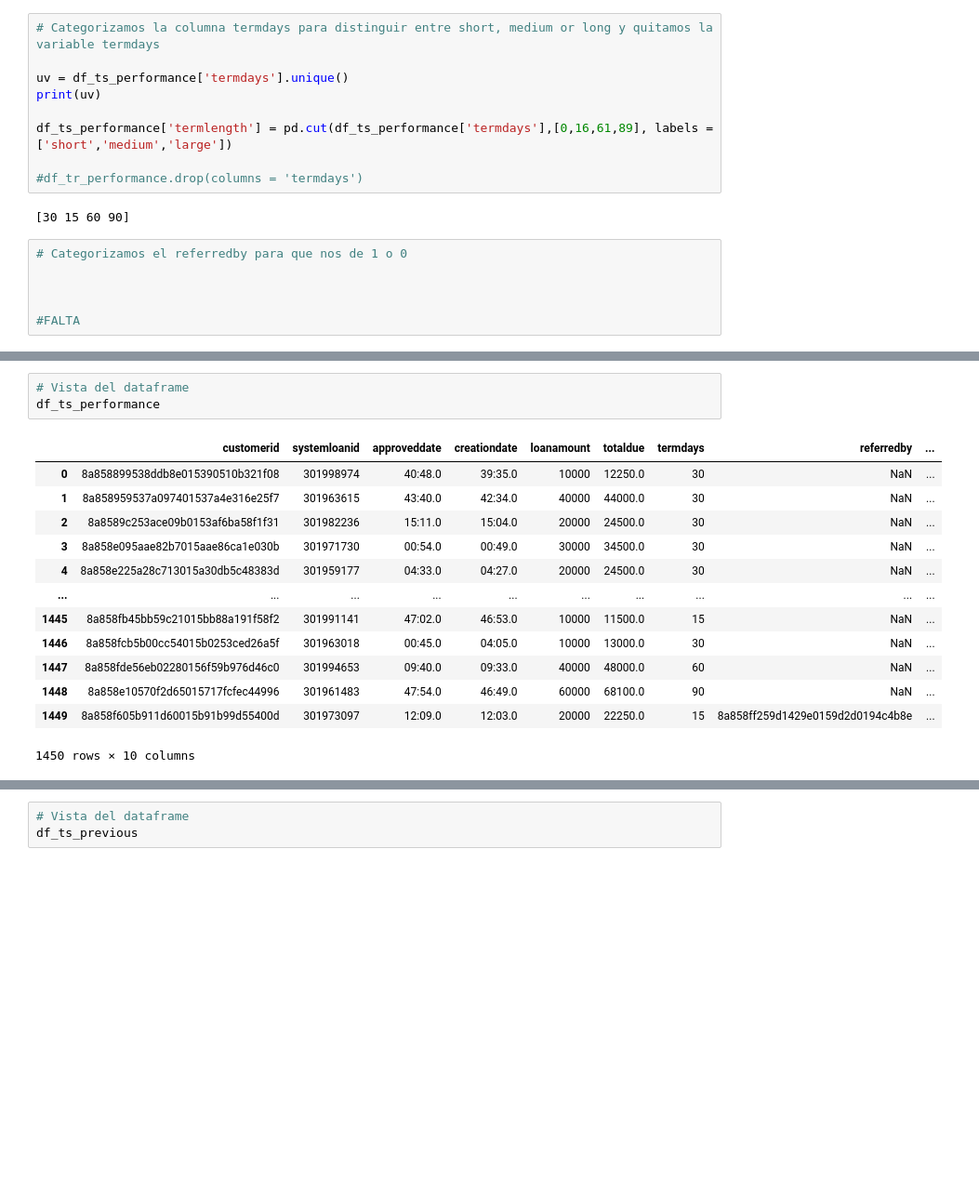
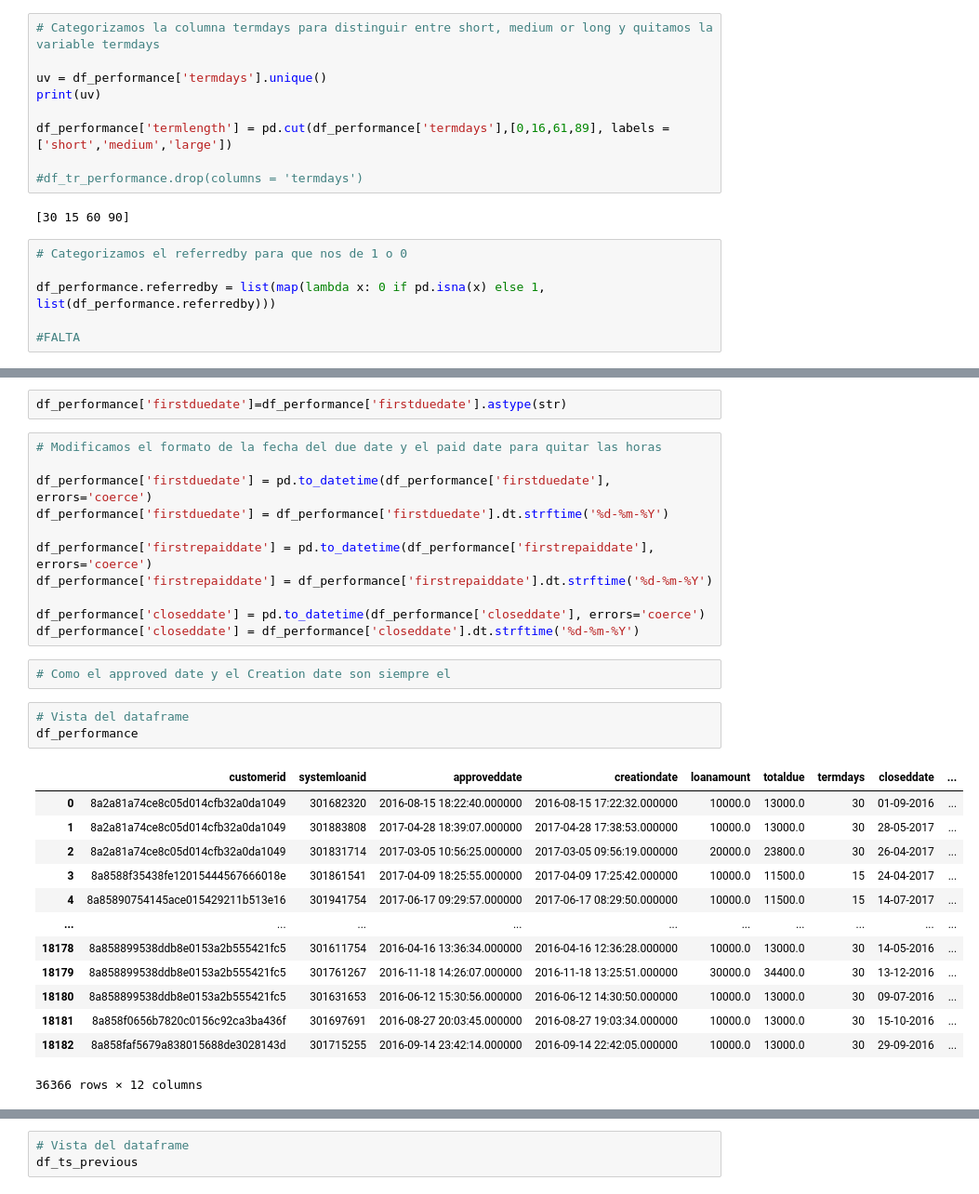
Before and after one commit to llunasanz/data-project-3, a Jupyter notebook: DataProject3LimpiezaDeDatos.ipynb, the cells around one changed output, grey strips where cells are left out. Shown: that part at 93% size. Drawn from its saved outputs; the diff is of its cells as text; blank space fills up the shorter version.

```diff
--- a/DataProject3LimpiezaDeDatos.ipynb
+++ b/DataProject3LimpiezaDeDatos.ipynb
@@ -59,10 +49,10 @@ df_ts_performance = df_ts_performance.drop(columns = 'loannumber')
 # %%
 # Categorizamos la columna termdays para distinguir entre short, medium or long y quitamos la variable termdays
 
-uv = df_ts_performance['termdays'].unique()
+uv = df_performance['termdays'].unique()
 print(uv)
 
-df_ts_performance['termlength'] = pd.cut(df_ts_performance['termdays'],[0,16,61,89], labels = ['short','medium','large'])
+df_performance['termlength'] = pd.cut(df_performance['termdays'],[0,16,61,89], labels = ['short','medium','large'])
 
 #df_tr_performance.drop(columns = 'termdays')
 # %% [output]
@@ -70,7 +60,7 @@ df_ts_performance['termlength'] = pd.cut(df_ts_performance['termdays'],[0,16,61,
 # %%
 # Categorizamos el referredby para que nos de 1 o 0
 
-
+df_performance.referredby = list(map(lambda x: 0 if pd.isna(x) else 1, list(df_performance.referredby)))
 
 #FALTA
 # %%
@@ -80,18 +70,33 @@ df_ts_performance['TipoInterésSimple'] = ((df_ts_performance['totaldue'] - df_t
+# %%
+df_performance['firstduedate']=df_performance['firstduedate'].astype(str)
+# %%
+# Modificamos el formato de la fecha del due date y el paid date para quitar las horas
+
+df_performance['firstduedate'] = pd.to_datetime(df_performance['firstduedate'], errors='coerce')
+df_performance['firstduedate'] = df_performance['firstduedate'].dt.strftime('%d-%m-%Y')
+
+df_performance['firstrepaiddate'] = pd.to_datetime(df_performance['firstrepaiddate'], errors='coerce')
+df_performance['firstrepaiddate'] = df_performance['firstrepaiddate'].dt.strftime('%d-%m-%Y')
+
+df_performance['closeddate'] = pd.to_datetime(df_performance['closeddate'], errors='coerce')
+df_performance['closeddate'] = df_performance['closeddate'].dt.strftime('%d-%m-%Y')
+# %%
+# Como el approved date y el Creation date son siempre el
 # %%
 # Vista del dataframe
-df_ts_performance
+df_performance
 # %% [output]
-|  | customerid | systemloanid | approveddate | creationdate | loanamount | totaldue | termdays | referredby | ... |
-| 0 | 8a858899538ddb8e015390510b321f08 | 301998974 | 40:48.0 | 39:35.0 | 10000 | 12250.0 | 30 | NaN | ... |
-| 1 | 8a858959537a097401537a4e316e25f7 | 301963615 | 43:40.0 | 42:34.0 | 40000 | 44000.0 | 30 | NaN | ... |
-| 2 | 8a8589c253ace09b0153af6ba58f1f31 | 301982236 | 15:11.0 | 15:04.0 | 20000 | 24500.0 | 30 | NaN | ... |
-| 3 | 8a858e095aae82b7015aae86ca1e030b | 301971730 | 00:54.0 | 00:49.0 | 30000 | 34500.0 | 30 | NaN | ... |
-| 4 | 8a858e225a28c713015a30db5c48383d | 301959177 | 04:33.0 | 04:27.0 | 20000 | 24500.0 | 30 | NaN | ... |
+|  | customerid | systemloanid | approveddate | creationdate | loanamount | totaldue | termdays | closeddate | ... |
+| 0 | 8a2a81a74ce8c05d014cfb32a0da1049 | 301682320 | 2016-08-15 18:22:40.000000 | 2016-08-15 17:22:32.000000 | 10000.0 | 13000.0 | 30 | 01-09-2016 | ... |
+| 1 | 8a2a81a74ce8c05d014cfb32a0da1049 | 301883808 | 2017-04-28 18:39:07.000000 | 2017-04-28 17:38:53.000000 | 10000.0 | 13000.0 | 30 | 28-05-2017 | ... |
+| 2 | 8a2a81a74ce8c05d014cfb32a0da1049 | 301831714 | 2017-03-05 10:56:25.000000 | 2017-03-05 09:56:19.000000 | 20000.0 | 23800.0 | 30 | 26-04-2017 | ... |
+| 3 | 8a8588f35438fe12015444567666018e | 301861541 | 2017-04-09 18:25:55.000000 | 2017-04-09 17:25:42.000000 | 10000.0 | 11500.0 | 15 | 24-04-2017 | ... |
+| 4 | 8a85890754145ace015429211b513e16 | 301941754 | 2017-06-17 09:29:57.000000 | 2017-06-17 08:29:50.000000 | 10000.0 | 11500.0 | 15 | 14-07-2017 | ... |
 | ... | ... | ... | ... | ... | ... | ... | ... | ... | ... |
-| 1445 | 8a858fb45bb59c21015bb88a191f58f2 | 301991141 | 47:02.0 | 46:53.0 | 10000 | 11500.0 | 15 | NaN | ... |
-| 1446 | 8a858fcb5b00cc54015b0253ced26a5f | 301963018 | 00:45.0 | 04:05.0 | 10000 | 13000.0 | 30 | NaN | ... |
-| 1447 | 8a858fde56eb02280156f59b976d46c0 | 301994653 | 09:40.0 | 09:33.0 | 40000 | 48000.0 | 60 | NaN | ... |
-| 1448 | 8a858e10570f2d65015717fcfec44996 | 301961483 | 47:54.0 | 46:49.0 | 60000 | 68100.0 | 90 | NaN | ... |
-| 1449 | 8a858f605b911d60015b91b99d55400d | 301973097 | 12:09.0 | 12:03.0 | 20000 | 22250.0 | 15 | 8a858ff259d1429e0159d2d0194c4b8e | ... |
+| 18178 | 8a858899538ddb8e0153a2b555421fc5 | 301611754 | 2016-04-16 13:36:34.000000 | 2016-04-16 12:36:28.000000 | 10000.0 | 13000.0 | 30 | 14-05-2016 | ... |
+| 18179 | 8a858899538ddb8e0153a2b555421fc5 | 301761267 | 2016-11-18 14:26:07.000000 | 2016-11-18 13:25:51.000000 | 30000.0 | 34400.0 | 30 | 13-12-2016 | ... |
+| 18180 | 8a858899538ddb8e0153a2b555421fc5 | 301631653 | 2016-06-12 15:30:56.000000 | 2016-06-12 14:30:50.000000 | 10000.0 | 13000.0 | 30 | 09-07-2016 | ... |
+| 18181 | 8a858f0656b7820c0156c92ca3ba436f | 301697691 | 2016-08-27 20:03:45.000000 | 2016-08-27 19:03:34.000000 | 10000.0 | 13000.0 | 30 | 15-10-2016 | ... |
+| 18182 | 8a858faf5679a838015688de3028143d | 301715255 | 2016-09-14 23:42:14.000000 | 2016-09-14 22:42:05.000000 | 10000.0 | 13000.0 | 30 | 29-09-2016 | ... |
-1450 rows × 10 columns
+36366 rows × 12 columns
 # %% [markdown]
```
Also changed, not shown: parts of 10 cells of this notebook.
